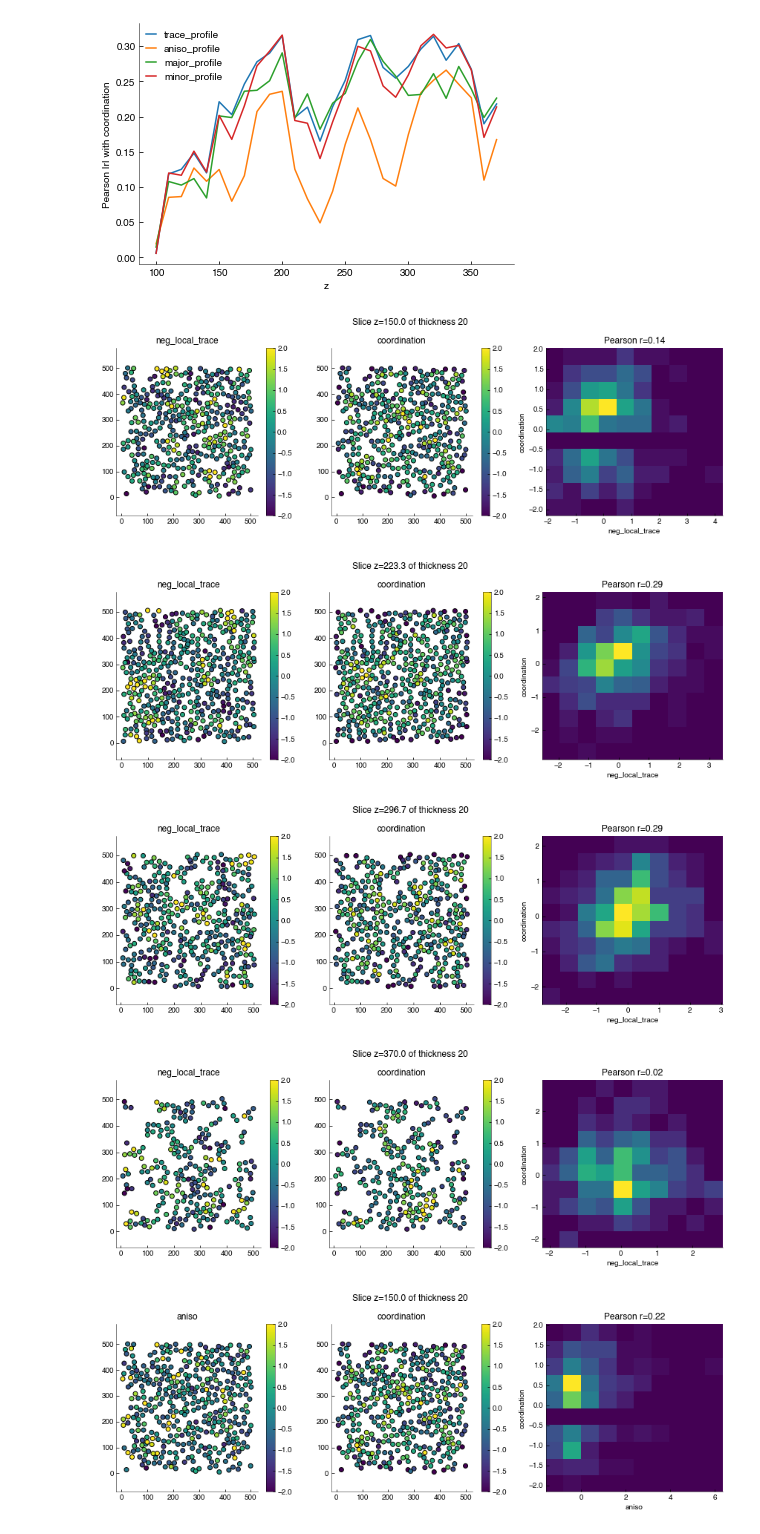
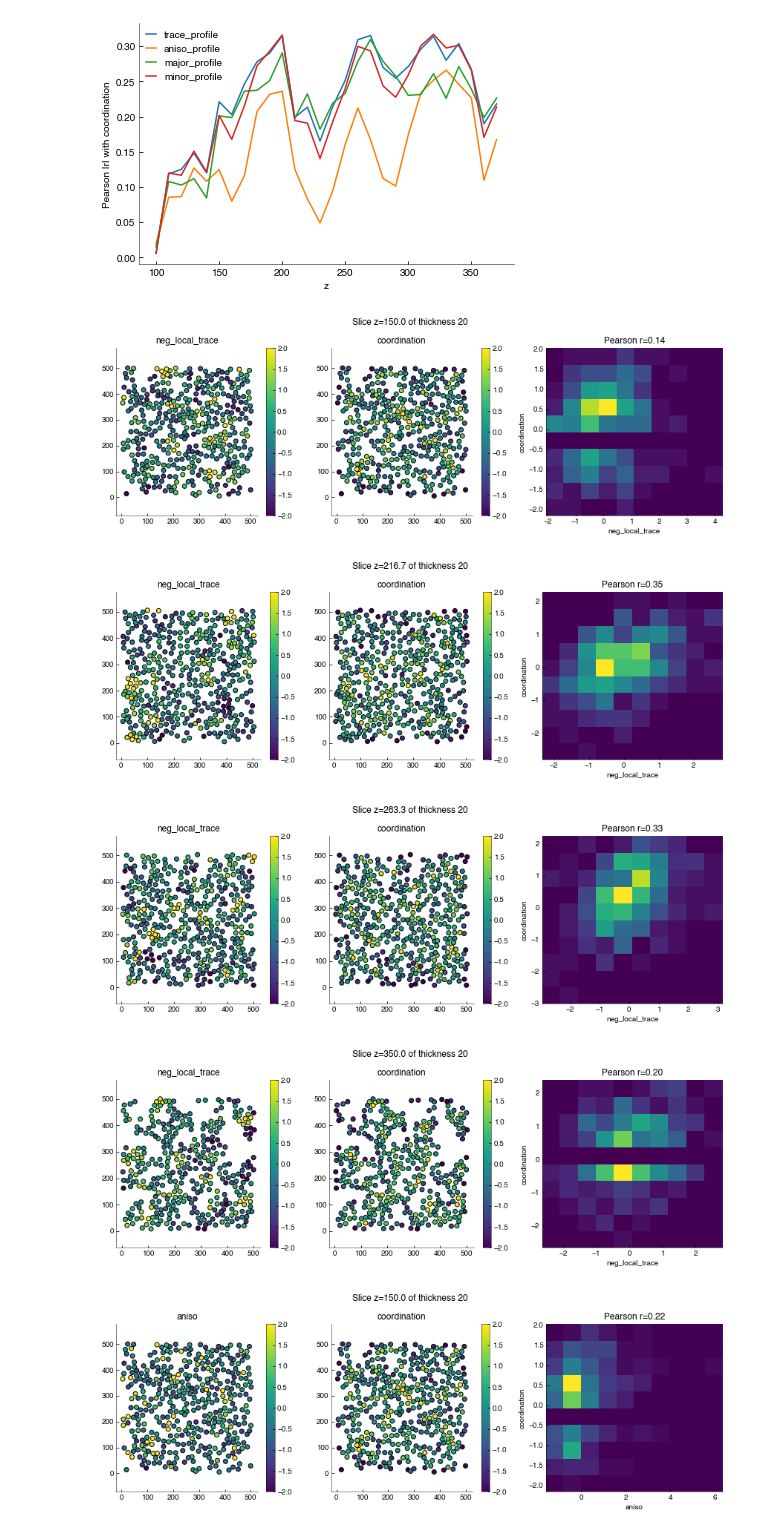
Before and after one commit to FTurci/canard-enchaine, a Jupyter notebook: Analysis.ipynb, the cells around one changed output. Drawn from its saved outputs; the diff is of its cells as text; code cells hidden in the pictures.

```diff
--- a/Analysis.ipynb
+++ b/Analysis.ipynb
@@ -176,13 +176,13 @@ plt.savefig('figs/profile_ correlations.png')
 # %% [output]
 [figure]
 # %%
-for z in np.linspace(150,370,4):
+for z in np.linspace(150,350,4):
     centres.plot_sample_slices(z,-centres.local_trace,centres.stress_coordination, feature_scaling=True, thickness=20,border=10)
 # %% [output]
 [figure]
-[figure, old version]
+[figure, new version]
-[figure, old version]
+[figure, new version]
-[figure, old version]
+[figure, new version]
 # %%
 for z in np.linspace(150,370,4):
     centres.plot_sample_slices(z,centres.aniso,centres.stress_coordination, feature_scaling=True, thickness=20,border=20)
```
Also changed, not shown: parts of 9 cells of this notebook, 2 other files.
